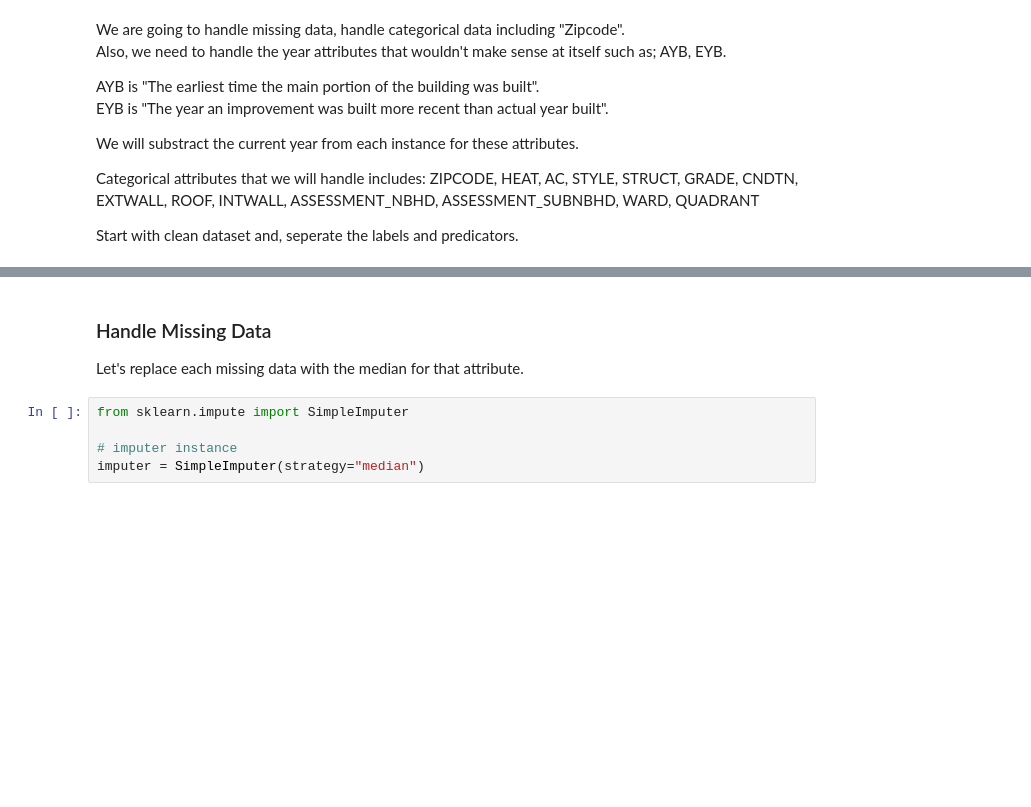
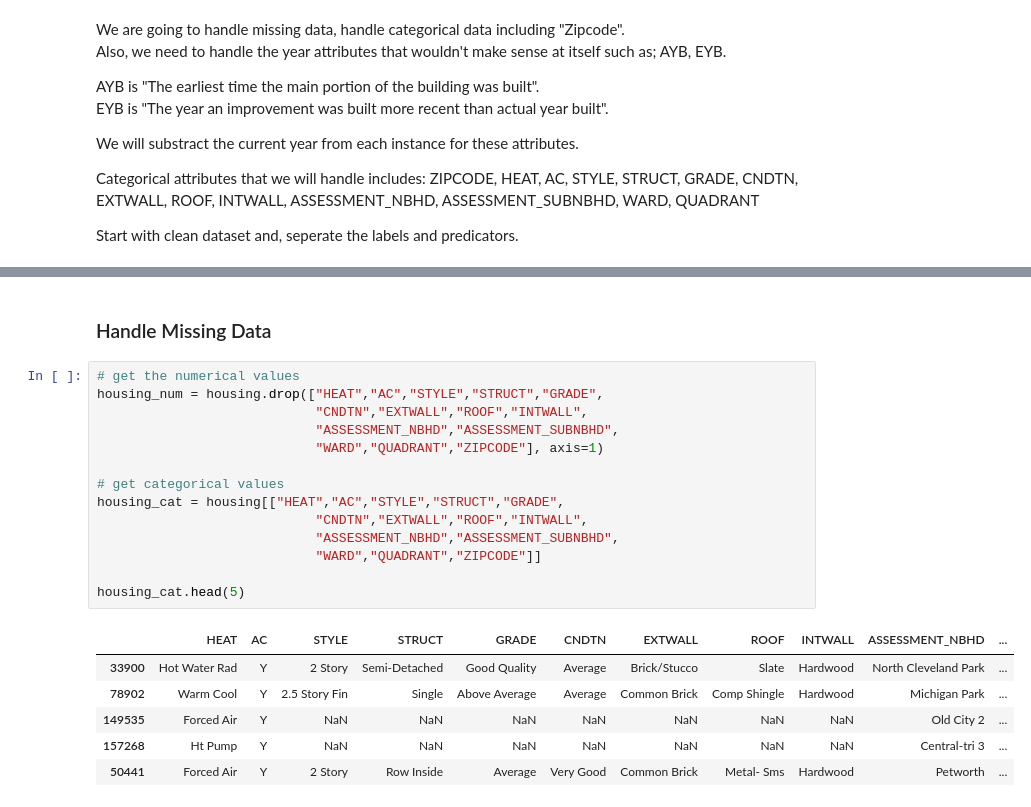
Before and after one commit to MaksimEkin/dc-residential-data-analysis, a Jupyter notebook: D.C. Residential Properties.ipynb, the cells around one changed output, grey strips where cells are left out. Saved outputs shown, nothing was run; the diff lists cells and outputs as text; blank space fills up the shorter version.

```diff
--- a/D.C. Residential Properties.ipynb
+++ b/D.C. Residential Properties.ipynb
@@ -535,8 +539,23 @@ memory usage: 27.2+ MB
-# %% [markdown]
-### Handle Missing Data
-Let's replace each missing data with the median for that attribute.
-# %%
-from sklearn.impute import SimpleImputer
-
-# imputer instance
-imputer = SimpleImputer(strategy="median")
+# %% [markdown]
+### Handle Missing Data
+# %%
+# get the numerical values
+housing_num = housing.drop(["HEAT","AC","STYLE","STRUCT","GRADE",
+                            "CNDTN","EXTWALL","ROOF","INTWALL",
+                            "ASSESSMENT_NBHD","ASSESSMENT_SUBNBHD",
+                            "WARD","QUADRANT","ZIPCODE"], axis=1)
+
+# get categorical values
+housing_cat = housing[["HEAT","AC","STYLE","STRUCT","GRADE",
+                            "CNDTN","EXTWALL","ROOF","INTWALL",
+                            "ASSESSMENT_NBHD","ASSESSMENT_SUBNBHD",
+                            "WARD","QUADRANT","ZIPCODE"]]
+
+housing_cat.head(5)
+# %% [output]
+|  | HEAT | AC | STYLE | STRUCT | GRADE | CNDTN | EXTWALL | ROOF | INTWALL | ASSESSMENT_NBHD | ... |
+| 33900 | Hot Water Rad | Y | 2 Story | Semi-Detached | Good Quality | Average | Brick/Stucco | Slate | Hardwood | North Cleveland Park | ... |
+| 78902 | Warm Cool | Y | 2.5 Story Fin | Single | Above Average | Average | Common Brick | Comp Shingle | Hardwood | Michigan Park | ... |
+| 149535 | Forced Air | Y | NaN | NaN | NaN | NaN | NaN | NaN | NaN | Old City 2 | ... |
+| 157268 | Ht Pump | Y | NaN | NaN | NaN | NaN | NaN | NaN | NaN | Central-tri 3 | ... |
+| 50441 | Forced Air | Y | 2 Story | Row Inside | Average | Very Good | Common Brick | Metal- Sms | Hardwood | Petworth | ... |
```
Also changed, not shown: parts of 21 cells of this notebook.
